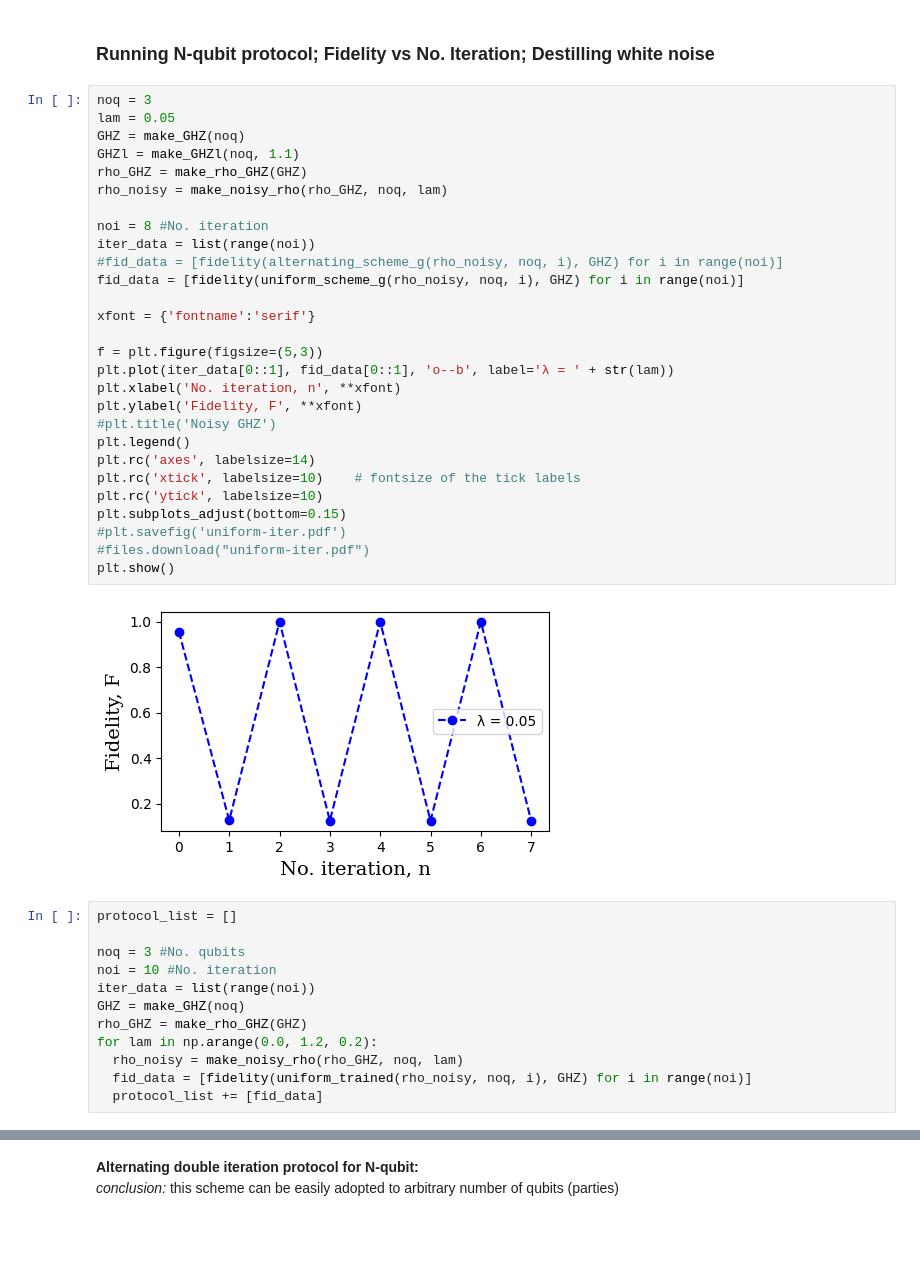
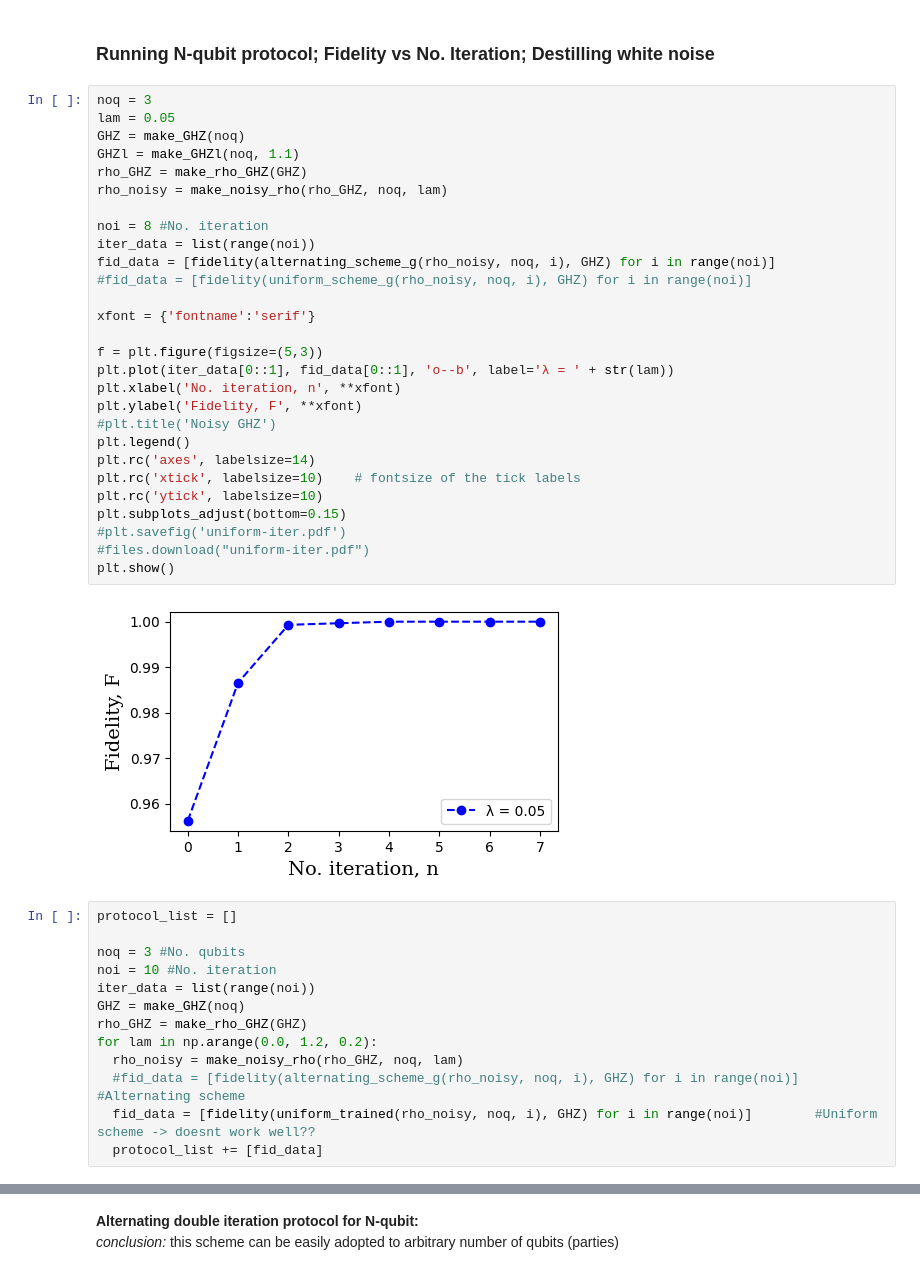
Before and after one commit to Aron9605/N-qubit-nonlinear-protocol, a Jupyter notebook: Nqubit_numerics.ipynb, the cells around one changed output, grey strips where cells are left out. Saved outputs shown, nothing was run; the diff lists cells and outputs as text; blank space fills up the shorter version.

```diff
--- a/Nqubit_numerics.ipynb
+++ b/Nqubit_numerics.ipynb
@@ -218,33 +219,33 @@ def fidelity(our_state, target):
 # %%
 noq = 3
 lam = 0.05
 GHZ = make_GHZ(noq)
 GHZl = make_GHZl(noq, 1.1)
 rho_GHZ = make_rho_GHZ(GHZ)
 rho_noisy = make_noisy_rho(rho_GHZ, noq, lam)
 
 noi = 8 #No. iteration
 iter_data = list(range(noi))
-#fid_data = [fidelity(alternating_scheme_g(rho_noisy, noq, i), GHZ) for i in range(noi)]
-fid_data = [fidelity(uniform_scheme_g(rho_noisy, noq, i), GHZ) for i in range(noi)]
+fid_data = [fidelity(alternating_scheme_g(rho_noisy, noq, i), GHZ) for i in range(noi)]
+#fid_data = [fidelity(uniform_scheme_g(rho_noisy, noq, i), GHZ) for i in range(noi)]
 
 xfont = {'fontname':'serif'}
 
 f = plt.figure(figsize=(5,3))
 plt.plot(iter_data[0::1], fid_data[0::1], 'o--b', label='λ = ' + str(lam))
 plt.xlabel('No. iteration, n', **xfont)
 plt.ylabel('Fidelity, F', **xfont)
 #plt.title('Noisy GHZ')
 plt.legend()
 plt.rc('axes', labelsize=14)
 plt.rc('xtick', labelsize=10)    # fontsize of the tick labels
 plt.rc('ytick', labelsize=10)
 plt.subplots_adjust(bottom=0.15)
 #plt.savefig('uniform-iter.pdf')
 #files.download("uniform-iter.pdf")
 plt.show()
 # %% [output]
-[figure, old version]
+[figure, new version]
 # %%
 protocol_list = []
 
@@ -255,7 +256,8 @@ GHZ = make_GHZ(noq)
 rho_GHZ = make_rho_GHZ(GHZ)
 for lam in np.arange(0.0, 1.2, 0.2):
   rho_noisy = make_noisy_rho(rho_GHZ, noq, lam)
-  fid_data = [fidelity(uniform_trained(rho_noisy, noq, i), GHZ) for i in range(noi)]
+  #fid_data = [fidelity(alternating_scheme_g(rho_noisy, noq, i), GHZ) for i in range(noi)]  #Alternating scheme
+  fid_data = [fidelity(uniform_trained(rho_noisy, noq, i), GHZ) for i in range(noi)]        #Uniform scheme -> doesnt work well??
   protocol_list += [fid_data]
 # %%
 from google.colab import files
```
Also changed, not shown: parts of 7 cells of this notebook.
